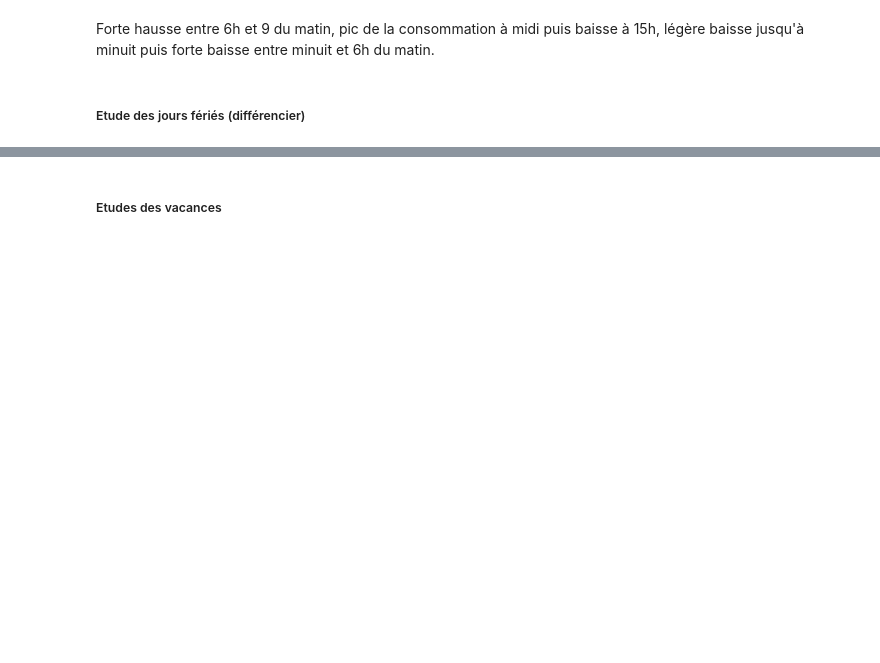
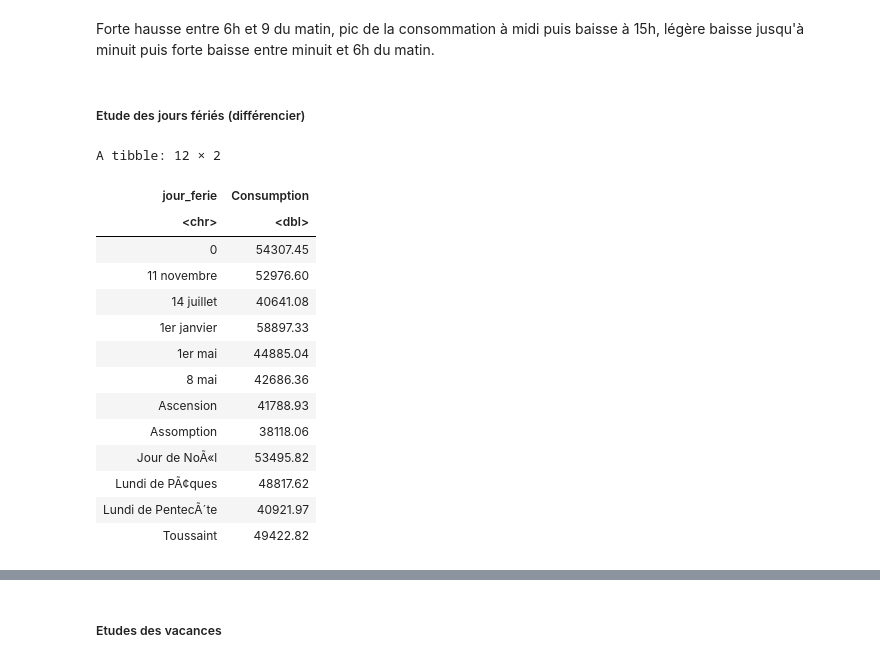
Before and after one commit to PaulineMendras/Seminaire-Modelisation-Stat, a Jupyter notebook: Notebook.ipynb, the cells around one changed output, grey strips where cells are left out. Saved outputs shown, nothing was run; the diff lists cells and outputs as text; code cells hidden in the pictures; blank space fills up the shorter version.

```diff
--- a/Notebook.ipynb
+++ b/Notebook.ipynb
@@ -475,3 +475,23 @@ ggplot(data=data_train_time_type, aes(x=Time, y=Consumption)) + geom_bar(stat="i
 Forte hausse entre 6h et 9 du matin, pic de la consommation à midi puis baisse à 15h, légère baisse jusqu'à minuit puis forte baisse entre minuit et 6h du matin.
 # %% [markdown]
 ##### Etude des jours fériés (différencier)
+# %%
+data_train_ferie <- data_train %>%
+    group_by(jour_ferie) %>%
+    summarise_at(vars("Consumption"), mean)
+# %% [output]
+A tibble: 12 × 2
+| jour_ferie | Consumption |
+| <chr> | <dbl> |
+| 0 | 54307.45 |
+| 11 novembre | 52976.60 |
+| 14 juillet | 40641.08 |
+| 1er janvier | 58897.33 |
+| 1er mai | 44885.04 |
+| 8 mai | 42686.36 |
+| Ascension | 41788.93 |
+| Assomption | 38118.06 |
+| Jour de NoÃ«l | 53495.82 |
+| Lundi de PÃ¢ques | 48817.62 |
+| Lundi de PentecÃ´te | 40921.97 |
+| Toussaint | 49422.82 |
```
Also changed, not shown: parts of 5 cells of this notebook.
